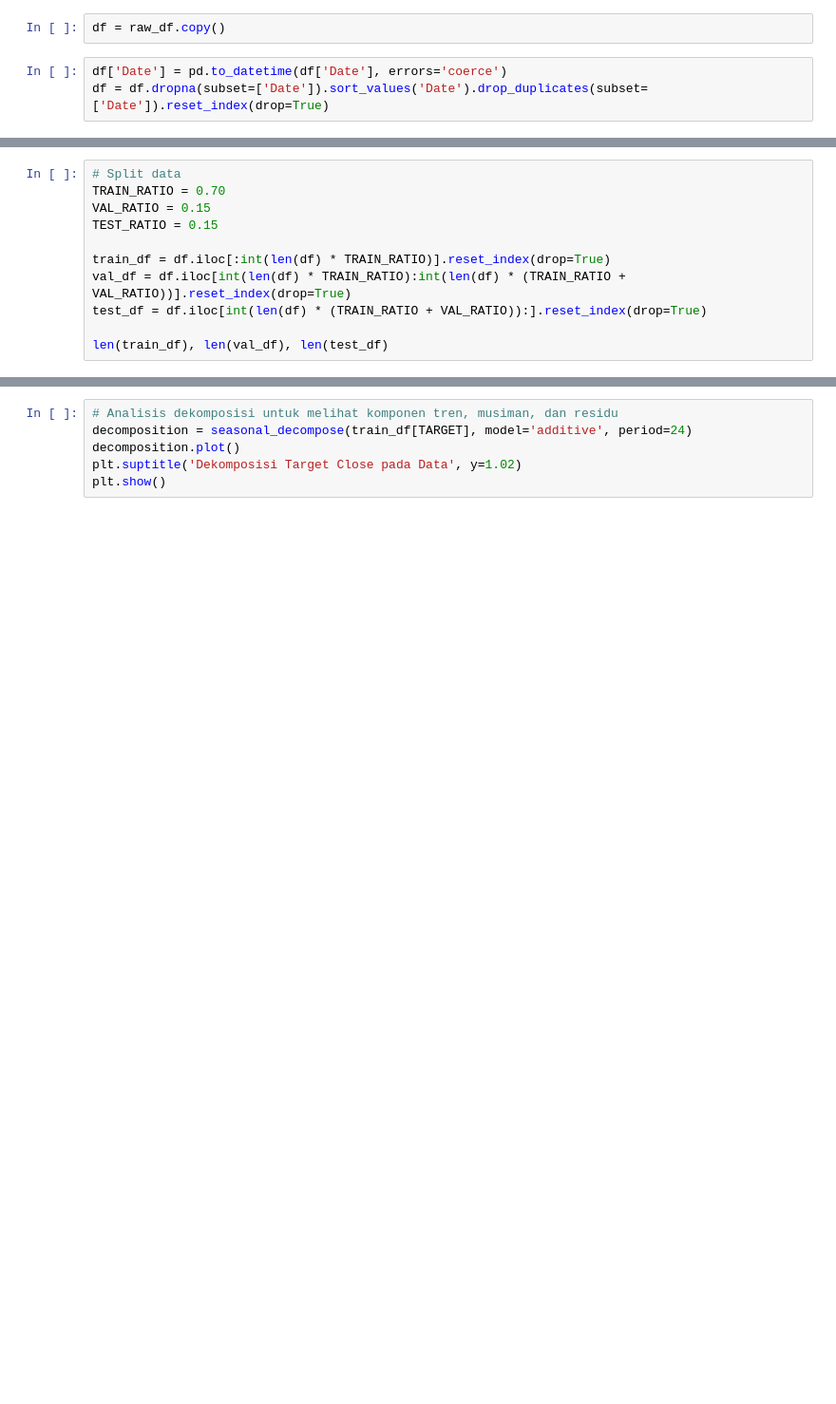
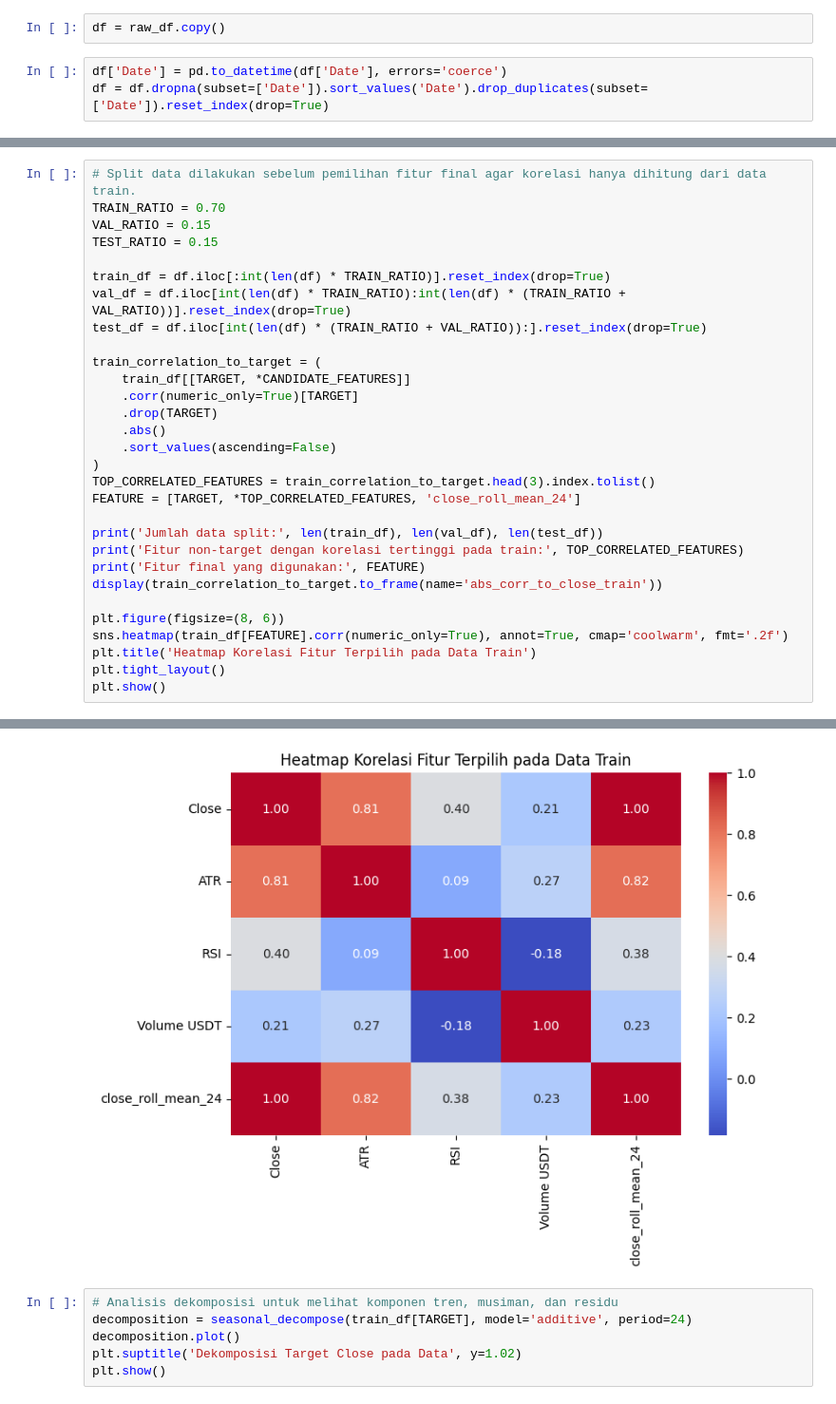
Before and after one commit to AbiyaMakruf/Dicoding-MembangunProyekDeepLearningTingkatMahir, a Jupyter notebook: Abiyamf_Submission_Akhir_DLTM.ipynb, the cells around one changed output, grey strips where cells are left out. Shown at 95% size. Saved outputs shown, nothing was run; the diff lists cells and outputs as text; blank space fills up the shorter version.

```diff
--- a/Abiyamf_Submission_Akhir_DLTM.ipynb
+++ b/Abiyamf_Submission_Akhir_DLTM.ipynb
@@ -122,5 +94,5 @@ print(FEATURE)
 # %%
-# Split data
+# Split data dilakukan sebelum pemilihan fitur final agar korelasi hanya dihitung dari data train.
 TRAIN_RATIO = 0.70
 VAL_RATIO = 0.15
 TEST_RATIO = 0.15
@@ -129,5 +101,24 @@ train_df = df.iloc[:int(len(df) * TRAIN_RATIO)].reset_index(drop=True)
 val_df = df.iloc[int(len(df) * TRAIN_RATIO):int(len(df) * (TRAIN_RATIO + VAL_RATIO))].reset_index(drop=True)
 test_df = df.iloc[int(len(df) * (TRAIN_RATIO + VAL_RATIO)):].reset_index(drop=True)
 
-len(train_df), len(val_df), len(test_df)
+train_correlation_to_target = (
+    train_df[[TARGET, *CANDIDATE_FEATURES]]
+    .corr(numeric_only=True)[TARGET]
+    .drop(TARGET)
+    .abs()
+    .sort_values(ascending=False)
+)
+TOP_CORRELATED_FEATURES = train_correlation_to_target.head(3).index.tolist()
+FEATURE = [TARGET, *TOP_CORRELATED_FEATURES, 'close_roll_mean_24']
+
+print('Jumlah data split:', len(train_df), len(val_df), len(test_df))
+print('Fitur non-target dengan korelasi tertinggi pada train:', TOP_CORRELATED_FEATURES)
+print('Fitur final yang digunakan:', FEATURE)
+display(train_correlation_to_target.to_frame(name='abs_corr_to_close_train'))
+
+plt.figure(figsize=(8, 6))
+sns.heatmap(train_df[FEATURE].corr(numeric_only=True), annot=True, cmap='coolwarm', fmt='.2f')
+plt.title('Heatmap Korelasi Fitur Terpilih pada Data Train')
+plt.tight_layout()
+plt.show()
 # %% [output]
@@ -135,3 +134,4 @@ len(train_df), len(val_df), len(test_df)
+[figure, added]
 # %%
 # Analisis dekomposisi untuk melihat komponen tren, musiman, dan residu
 decomposition = seasonal_decompose(train_df[TARGET], model='additive', period=24)
```
Also changed, not shown: parts of 14 cells of this notebook, 3 other files.
